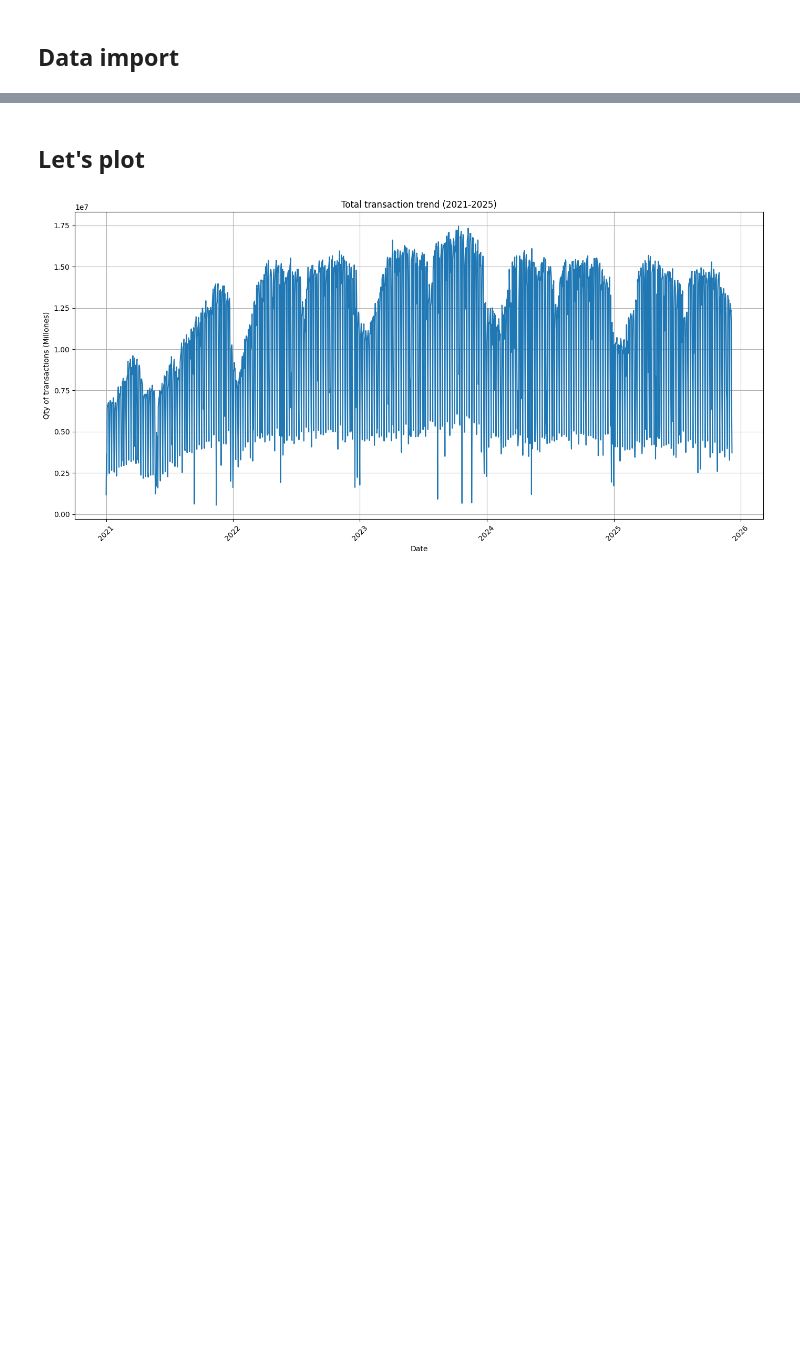
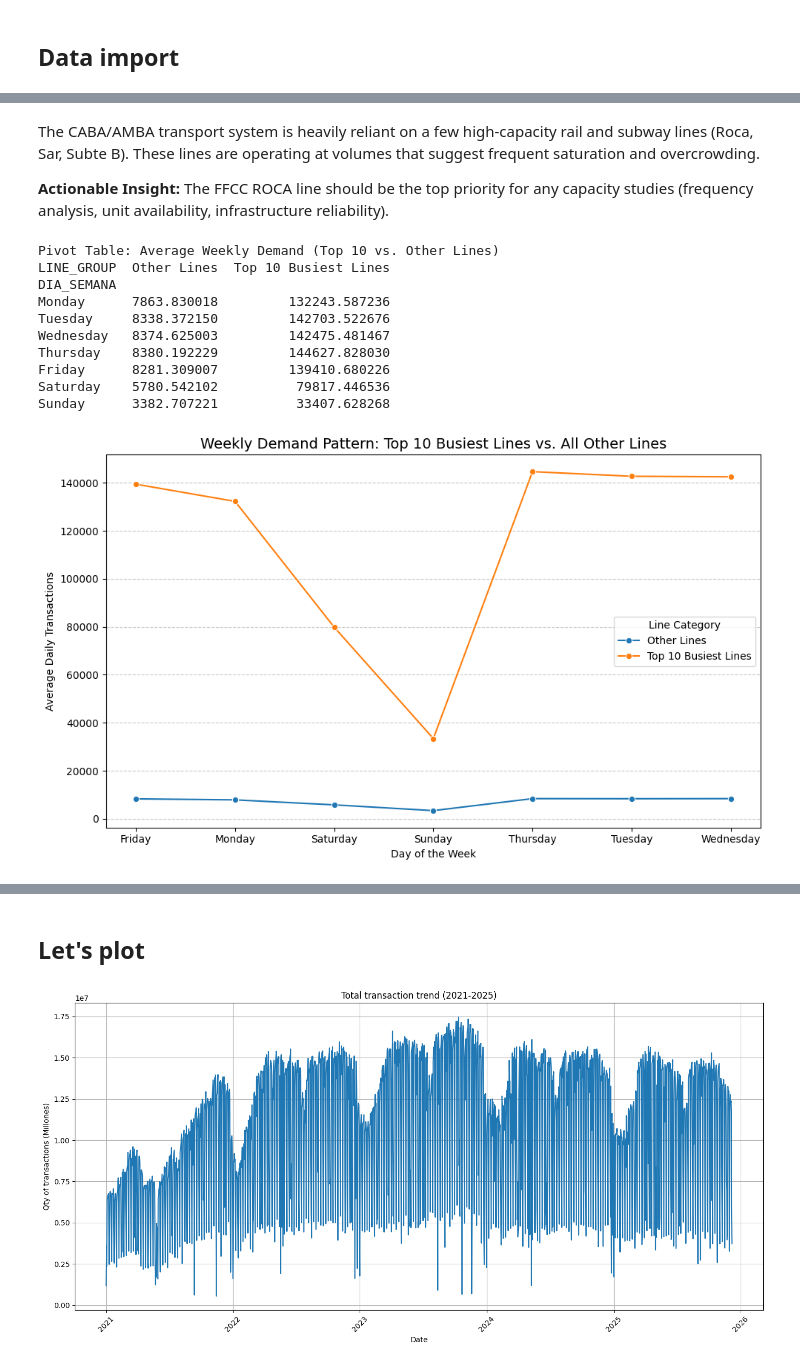
Before and after one commit to valentinbellini/Data-Analyst, a Jupyter notebook: SUBE/DataAnalysis.ipynb, the cells around one changed output, grey strips where cells are left out. Saved outputs shown, nothing was run; the diff lists cells and outputs as text; code cells hidden in the pictures; blank space fills up the shorter version.

```diff
--- a/SUBE/DataAnalysis.ipynb
+++ b/SUBE/DataAnalysis.ipynb
@@ -14,0 +151,71 @@ df_analisis = pd.read_csv(
+# %% [markdown]
+The CABA/AMBA transport system is heavily reliant on a few high-capacity rail and subway lines (Roca, Sar, Subte B). These lines are operating at volumes that suggest frequent saturation and overcrowding.
+
+**Actionable Insight:** The FFCC ROCA line should be the top priority for any capacity studies (frequency analysis, unit availability, infrastructure reliability).
+# %%
+import pandas as pd
+import matplotlib.pyplot as plt
+import seaborn as sns
+
+# Define the list of the top 10 lines identified previously
+top_10_lines_list = df_top_10['LINEA'].tolist()
+
+# 1. Create a boolean mask to categorize all lines into two groups: 'Top 10' or 'Other Lines'
+df_geo['LINE_GROUP'] = df_geo['LINEA'].apply(
+    lambda x: 'Top 10 Busiest Lines' if x in top_10_lines_list else 'Other Lines'
+)
+
+# 2. Define the correct order of the days of the week for plotting
+day_order = [
+    'Monday', 'Tuesday', 'Wednesday', 'Thursday', 'Friday',
+    'Saturday', 'Sunday'
+]
+
+# 3. Calculate the average daily usage grouped by Day of the Week and the new Line Group
+df_weekly_demand = df_geo.groupby(
+    ['DIA_SEMANA', 'LINE_GROUP']
+)['CANTIDAD'].mean().reset_index()
+
+# 4. Create a pivot table for visualization
+df_demand_pivot = df_weekly_demand.pivot(
+    index='DIA_SEMANA',
+    columns='LINE_GROUP',
+    values='CANTIDAD'
+).reindex(day_order)
+
+print("Pivot Table: Average Weekly Demand (Top 10 vs. Other Lines)")
+print(df_demand_pivot)
+
+# 5. Visualization: Line Plot for Weekly Stress Comparison
+plt.figure(figsize=(10, 6))
+
+# Use a line plot to clearly show the drop-off trend
+sns.lineplot(
+    data=df_weekly_demand,
+    x='DIA_SEMANA',
+    y='CANTIDAD',
+    hue='LINE_GROUP',
+    marker='o',
+    dashes=False,
+    palette=['#1f77b4', '#ff7f0e'], # Blue for Top 10, Orange for Others
+)
+
+plt.title('Weekly Demand Pattern: Top 10 Busiest Lines vs. All Other Lines', fontsize=14)
+plt.xlabel('Day of the Week')
+plt.ylabel('Average Daily Transactions')
+plt.grid(axis='y', linestyle='--', alpha=0.7)
+plt.legend(title='Line Category')
+plt.tight_layout()
+plt.show() # Display the plot.
+# %% [output]
+Pivot Table: Average Weekly Demand (Top 10 vs. Other Lines)
+LINE_GROUP  Other Lines  Top 10 Busiest Lines
+DIA_SEMANA
+Monday      7863.830018         132243.587236
+Tuesday     8338.372150         142703.522676
+Wednesday   8374.625003         142475.481467
+Thursday    8380.192229         144627.828030
+Friday      8281.309007         139410.680226
+Saturday    5780.542102          79817.446536
+Sunday      3382.707221          33407.628268
+[figure, added]
```
Also changed, not shown: parts of 9 cells of this notebook, 2 other files.
